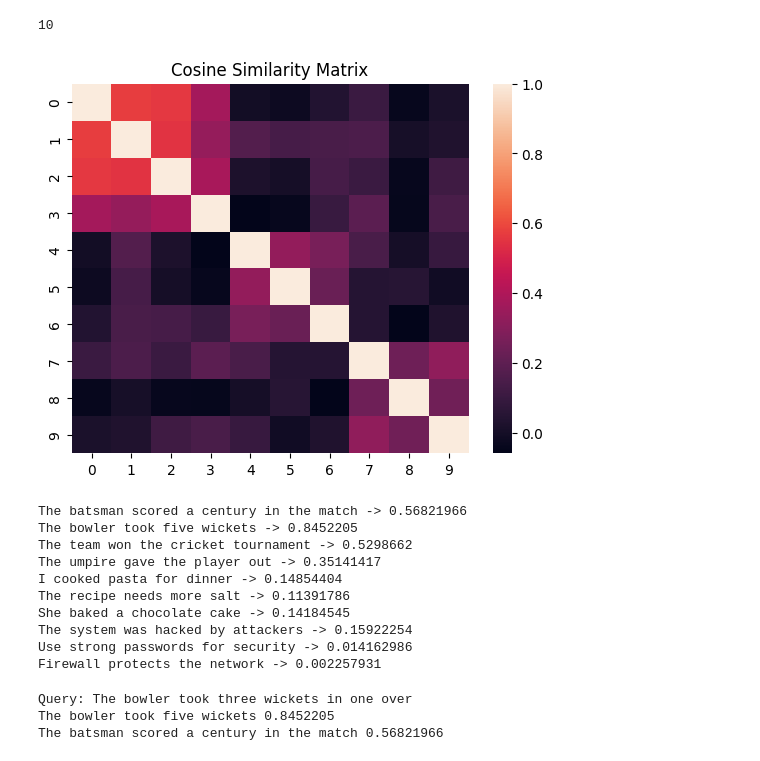
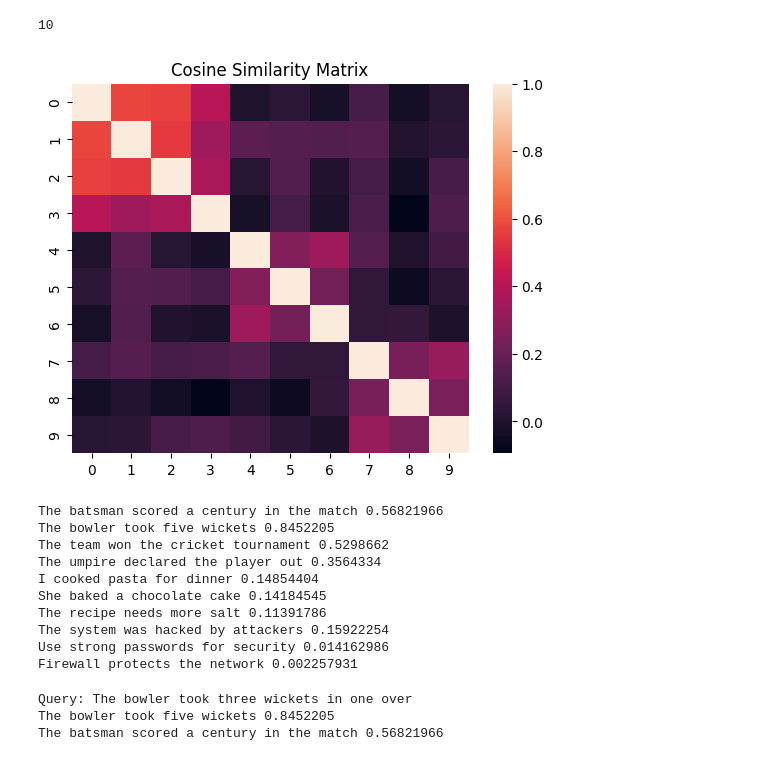
Before and after one commit to rautpriyanka9/assignment-02-bitsom_ba_2511305, a Jupyter notebook: part4-vector-db/embeddings_demo.ipynb, the cells around one changed output. Saved outputs shown, nothing was run; the diff lists cells and outputs as text; code cells hidden in the pictures.

```diff
--- a/part4-vector-db/embeddings_demo.ipynb
+++ b/part4-vector-db/embeddings_demo.ipynb
@@ -20,18 +20,15 @@ Requirement already satisfied: pygments<3.0.0,>=2.13.0 in /usr/local/lib/python3
 Requirement already satisfied: mdurl~=0.1 in /usr/local/lib/python3.12/dist-packages (from markdown-it-py>=2.2.0->rich>=12.3.0->typer->huggingface-hub>=0.20.0->sentence-transformers) (0.1.2)
 # %%
 sentences = [
-    # Cricket
     "The batsman scored a century in the match",
     "The bowler took five wickets",
     "The team won the cricket tournament",
-    "The umpire gave the player out",
+    "The umpire declared the player out",
 
-    # Cooking
     "I cooked pasta for dinner",
+    "She baked a chocolate cake",
     "The recipe needs more salt",
-    "She baked a chocolate cake",
 
-    # Cybersecurity
     "The system was hacked by attackers",
     "Use strong passwords for security",
     "Firewall protects the network"
@@ -56,16 +53,16 @@ Notes:
 # %%
 from sklearn.metrics.pairwise import cosine_similarity
 import seaborn as sns
 import matplotlib.pyplot as plt
 
 sim_matrix = cosine_similarity(embeddings)
 
 plt.figure()
-sns.heatmap(sim_matrix, annot=False)
+sns.heatmap(sim_matrix)
 plt.title("Cosine Similarity Matrix")
 plt.show()
 # %% [output]
-[figure, old version]
+[figure, new version]
 # %%
 query = "The bowler took three wickets in one over"
 
@@ -73,19 +70,19 @@ query_embedding = model.encode([query])
 
 similarities = cosine_similarity(query_embedding, embeddings)[0]
 
-for i, score in enumerate(similarities):
-    print(sentences[i], "->", score)
+for i, s in enumerate(similarities):
+    print(sentences[i], s)
 # %% [output]
-The batsman scored a century in the match -> 0.56821966
-The bowler took five wickets -> 0.8452205
-The team won the cricket tournament -> 0.5298662
-The umpire gave the player out -> 0.35141417
-I cooked pasta for dinner -> 0.14854404
-The recipe needs more salt -> 0.11391786
-She baked a chocolate cake -> 0.14184545
-The system was hacked by attackers -> 0.15922254
-Use strong passwords for security -> 0.014162986
-Firewall protects the network -> 0.002257931
+The batsman scored a century in the match 0.56821966
+The bowler took five wickets 0.8452205
+The team won the cricket tournament 0.5298662
+The umpire declared the player out 0.3564334
+I cooked pasta for dinner 0.14854404
+She baked a chocolate cake 0.14184545
+The recipe needs more salt 0.11391786
+The system was hacked by attackers 0.15922254
+Use strong passwords for security 0.014162986
+Firewall protects the network 0.002257931
 # %%
 import numpy as np
 
```
Also changed, not shown: parts of 1 cell of this notebook.
